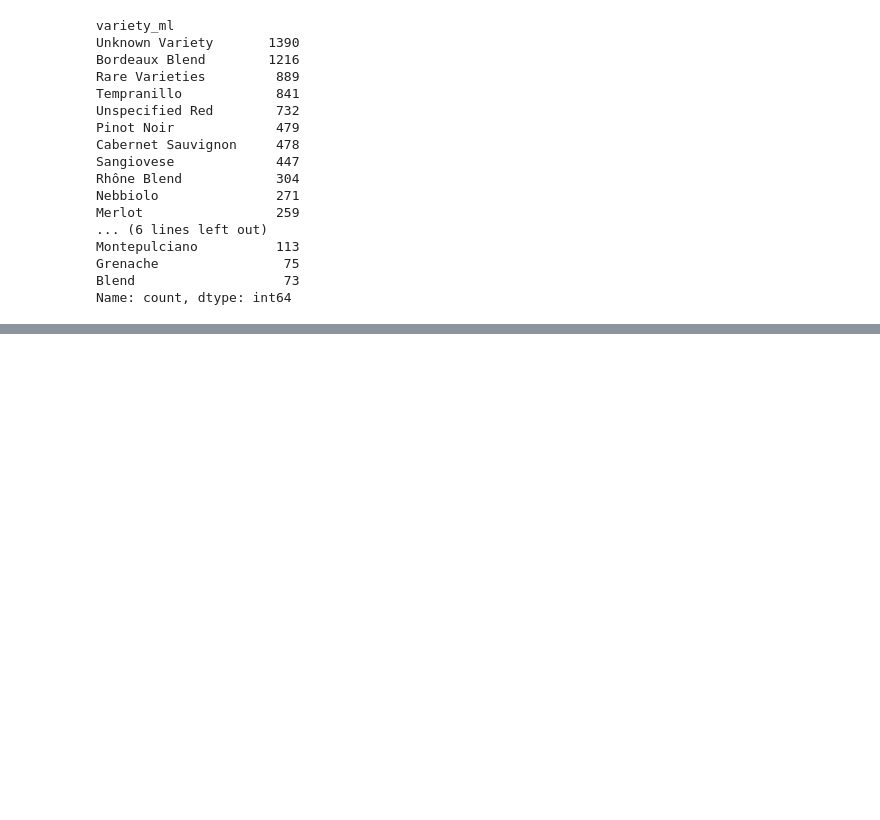
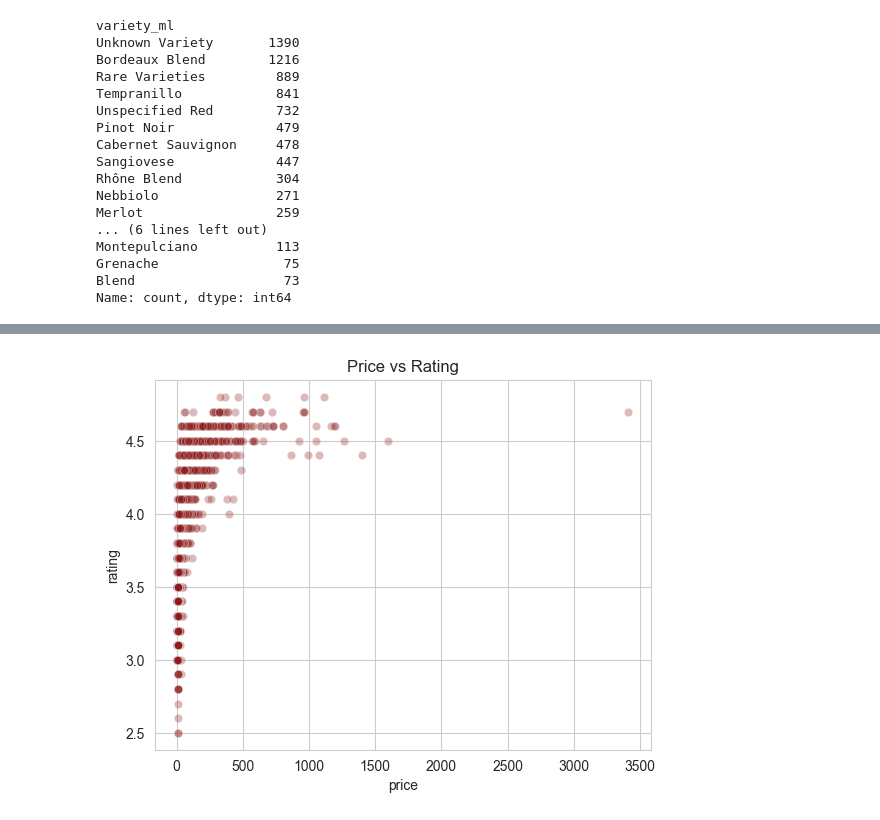
Before and after one commit to letter-b/wineproject, a Jupyter notebook: notebooks/insights-storytelling_rachel.ipynb, the cells around one changed output, grey strips where cells are left out. Saved outputs shown, nothing was run; the diff lists cells and outputs as text; code cells hidden in the pictures; blank space fills up the shorter version.

```diff
--- a/notebooks/insights-storytelling_rachel.ipynb
+++ b/notebooks/insights-storytelling_rachel.ipynb
@@ -58,3 +120,6 @@ Montepulciano          113
 Grenache                75
 Blend                   73
 Name: count, dtype: int64
+# %%
+# Adding value score for storytelling in Tableau
+red_full["value_score"] = red_full["rating"] / red_full["price"]
@@ -60,0 +208,6 @@ Name: count, dtype: int64
+# %%
+sns.scatterplot(data=red_full, x="price", y="rating", color=wine_red, alpha=0.3)
+plt.title("Price vs Rating")
+plt.show()
+# %% [output]
+[figure, added]
```
Also changed, not shown: parts of 19 cells of this notebook, 11 other files.
